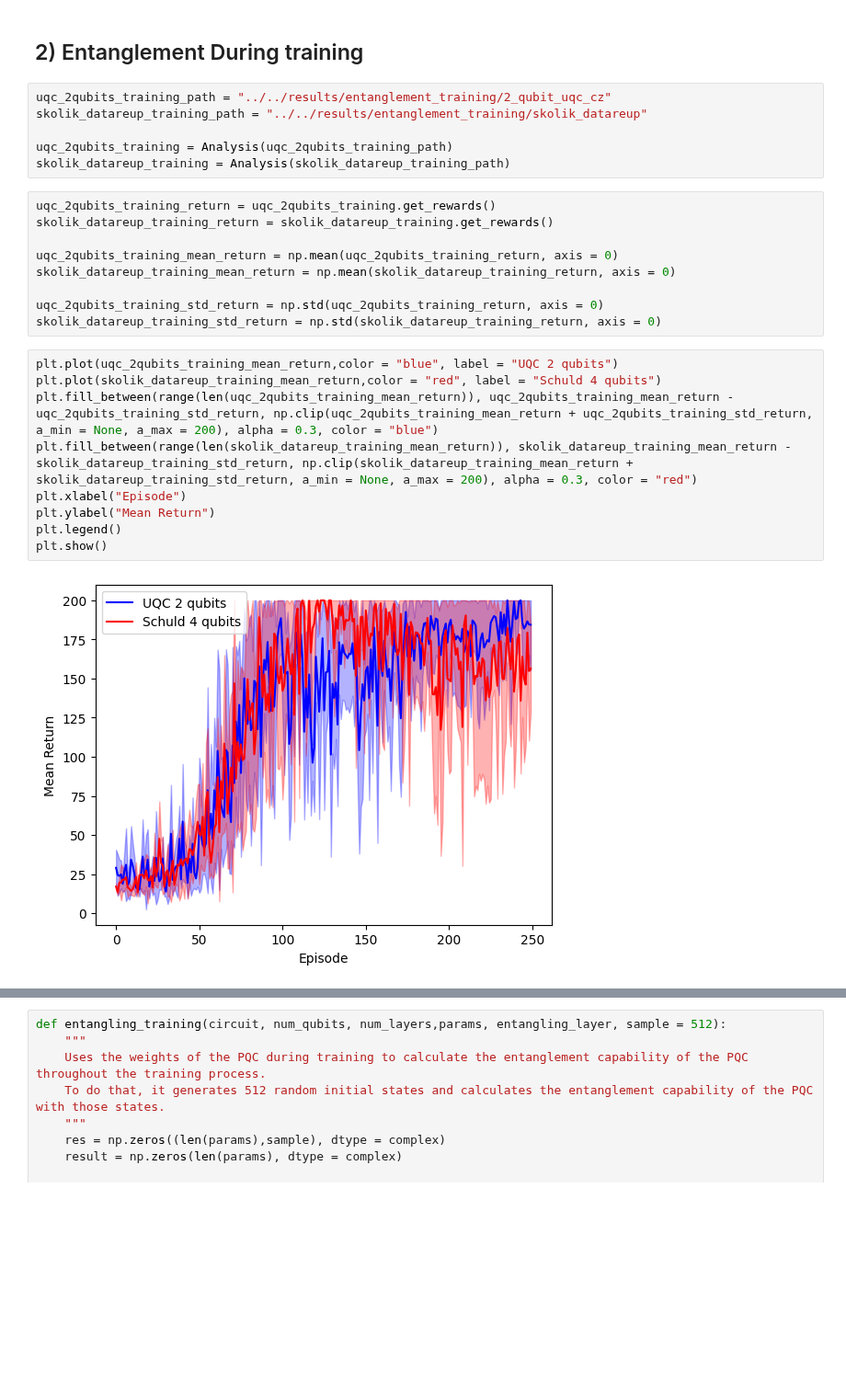
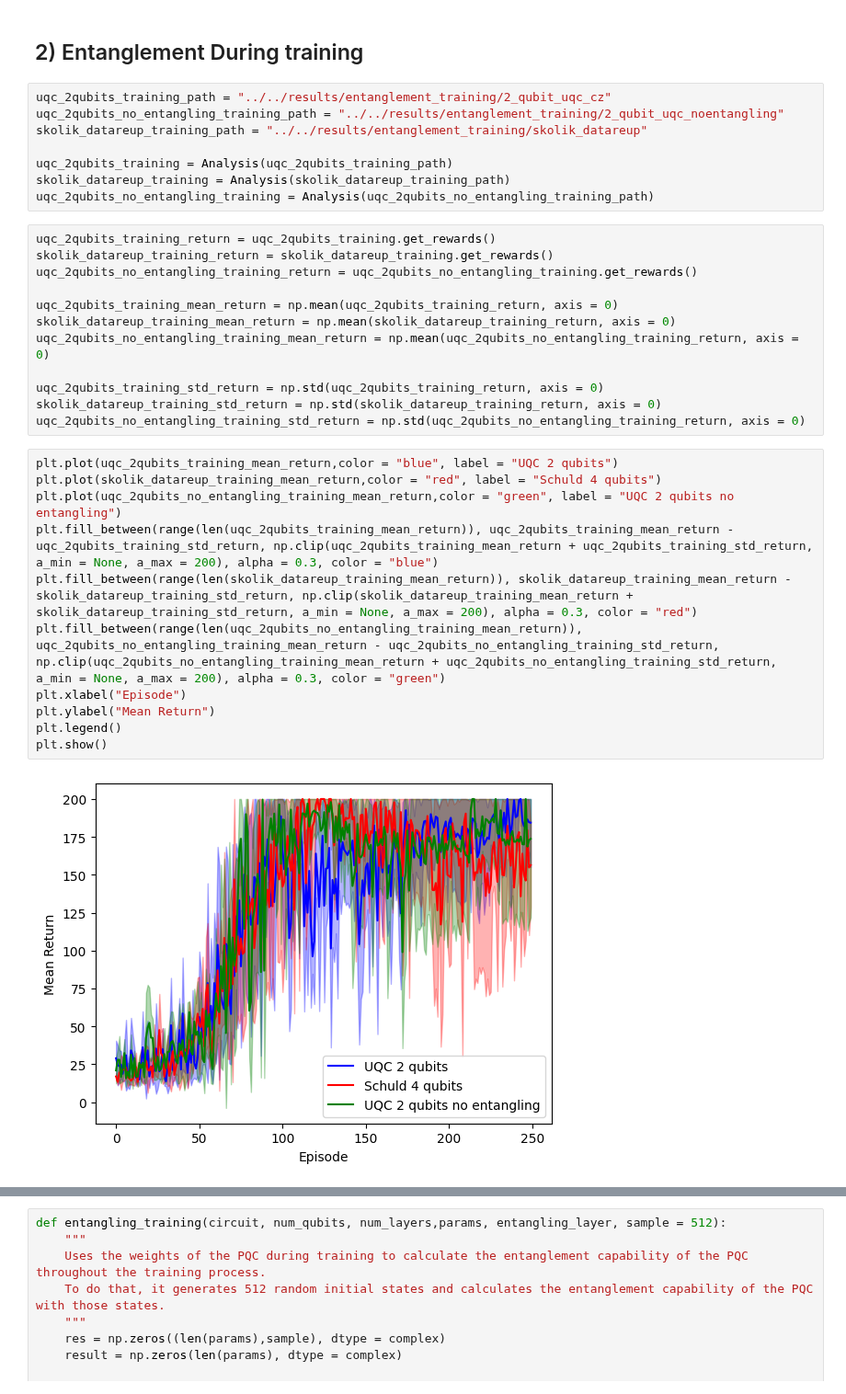
Before and after one commit to RodrigoCoelho7/VQC_Qlearning, a Jupyter notebook: data_analysis/entanglement_capability.ipynb, the cells around one changed output, grey strips where cells are left out. Shown at 92% size. Saved outputs shown, nothing was run; the diff lists cells and outputs as text; blank space fills up the shorter version.

Commit message:
Analysis of UQC Entanglement

```diff
--- a/data_analysis/entanglement_capability.ipynb
+++ b/data_analysis/entanglement_capability.ipynb
@@ -135,29 +220,36 @@ Entangling capability of Schuld with 4 qubits and full entangling layer with CZs
 ## 2) Entanglement During training
 # %%
 uqc_2qubits_training_path = "../../results/entanglement_training/2_qubit_uqc_cz"
+uqc_2qubits_no_entangling_training_path = "../../results/entanglement_training/2_qubit_uqc_noentangling"
 skolik_datareup_training_path = "../../results/entanglement_training/skolik_datareup"
 
 uqc_2qubits_training = Analysis(uqc_2qubits_training_path)
 skolik_datareup_training = Analysis(skolik_datareup_training_path)
+uqc_2qubits_no_entangling_training = Analysis(uqc_2qubits_no_entangling_training_path)
 # %%
 uqc_2qubits_training_return = uqc_2qubits_training.get_rewards()
 skolik_datareup_training_return = skolik_datareup_training.get_rewards()
+uqc_2qubits_no_entangling_training_return = uqc_2qubits_no_entangling_training.get_rewards()
 
 uqc_2qubits_training_mean_return = np.mean(uqc_2qubits_training_return, axis = 0)
 skolik_datareup_training_mean_return = np.mean(skolik_datareup_training_return, axis = 0)
+uqc_2qubits_no_entangling_training_mean_return = np.mean(uqc_2qubits_no_entangling_training_return, axis = 0)
 
 uqc_2qubits_training_std_return = np.std(uqc_2qubits_training_return, axis = 0)
 skolik_datareup_training_std_return = np.std(skolik_datareup_training_return, axis = 0)
+uqc_2qubits_no_entangling_training_std_return = np.std(uqc_2qubits_no_entangling_training_return, axis = 0)
 # %%
 plt.plot(uqc_2qubits_training_mean_return,color = "blue", label = "UQC 2 qubits")
 plt.plot(skolik_datareup_training_mean_return,color = "red", label = "Schuld 4 qubits")
+plt.plot(uqc_2qubits_no_entangling_training_mean_return,color = "green", label = "UQC 2 qubits no entangling")
 plt.fill_between(range(len(uqc_2qubits_training_mean_return)), uqc_2qubits_training_mean_return - uqc_2qubits_training_std_return, np.clip(uqc_2qubits_training_mean_return + uqc_2qubits_training_std_return, a_min = None, a_max = 200), alpha = 0.3, color = "blue")
 plt.fill_between(range(len(skolik_datareup_training_mean_return)), skolik_datareup_training_mean_return - skolik_datareup_training_std_return, np.clip(skolik_datareup_training_mean_return + skolik_datareup_training_std_return, a_min = None, a_max = 200), alpha = 0.3, color = "red")
+plt.fill_between(range(len(uqc_2qubits_no_entangling_training_mean_return)), uqc_2qubits_no_entangling_training_mean_return - uqc_2qubits_no_entangling_training_std_return, np.clip(uqc_2qubits_no_entangling_training_mean_return + uqc_2qubits_no_entangling_training_std_return, a_min = None, a_max = 200), alpha = 0.3, color = "green")
 plt.xlabel("Episode")
 plt.ylabel("Mean Return")
 plt.legend()
 plt.show()
 # %% [output]
-[figure, old version]
+[figure, new version]
 # %%
 weights_training = uqc_2qubits_training.get_weights_training()
```
Also changed, not shown: parts of 17 cells of this notebook, 1 other file.
